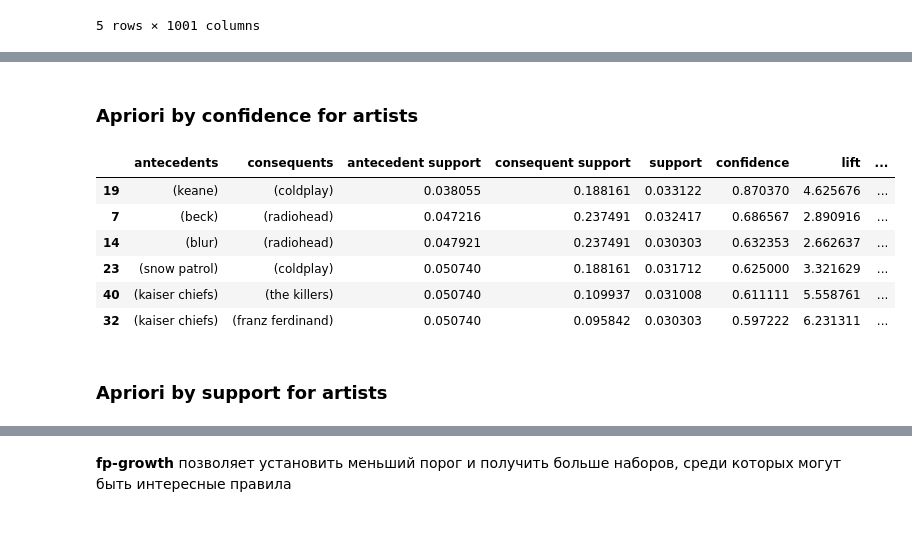
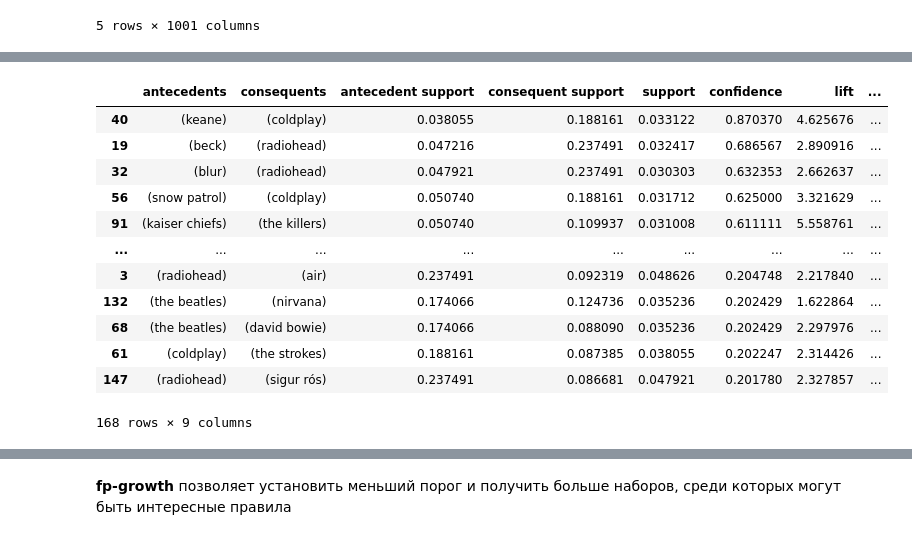
Before and after one commit to ematasova/Data_analyst, a Jupyter notebook: Лаба 2/Hometask 2.ipynb, the cells around one changed output, grey strips where cells are left out. Cells and saved outputs as stored; diff of their text form; code cells hidden in the pictures.

```diff
--- a/Лаба 2/Hometask 2.ipynb
+++ b/Лаба 2/Hometask 2.ipynb
@@ -129,17 +141,19 @@ apriori_artist
 | 268 | 0.038760 | (muse, coldplay, radiohead) |
 269 rows × 2 columns
-# %% [markdown]
-### Apriori by confidence for artists
 # %%
-apriori_artist_rules = association_rules(apriori_artist, metric="confidence", min_threshold=0.4)
-apriori_artist_rules.sort_values('confidence', ascending=False).head(6)
+apriori_artist_rules = association_rules(apriori_artist, metric="confidence", min_threshold=0.2)
+apriori_artist_rules.sort_values('confidence', ascending=False)
 # %% [output]
 |  | antecedents | consequents | antecedent support | consequent support | support | confidence | lift | ... |
-| 19 | (keane) | (coldplay) | 0.038055 | 0.188161 | 0.033122 | 0.870370 | 4.625676 | ... |
-| 7 | (beck) | (radiohead) | 0.047216 | 0.237491 | 0.032417 | 0.686567 | 2.890916 | ... |
-| 14 | (blur) | (radiohead) | 0.047921 | 0.237491 | 0.030303 | 0.632353 | 2.662637 | ... |
-| 23 | (snow patrol) | (coldplay) | 0.050740 | 0.188161 | 0.031712 | 0.625000 | 3.321629 | ... |
-| 40 | (kaiser chiefs) | (the killers) | 0.050740 | 0.109937 | 0.031008 | 0.611111 | 5.558761 | ... |
-| 32 | (kaiser chiefs) | (franz ferdinand) | 0.050740 | 0.095842 | 0.030303 | 0.597222 | 6.231311 | ... |
+| 40 | (keane) | (coldplay) | 0.038055 | 0.188161 | 0.033122 | 0.870370 | 4.625676 | ... |
+| 19 | (beck) | (radiohead) | 0.047216 | 0.237491 | 0.032417 | 0.686567 | 2.890916 | ... |
+| 32 | (blur) | (radiohead) | 0.047921 | 0.237491 | 0.030303 | 0.632353 | 2.662637 | ... |
+| 56 | (snow patrol) | (coldplay) | 0.050740 | 0.188161 | 0.031712 | 0.625000 | 3.321629 | ... |
+| 91 | (kaiser chiefs) | (the killers) | 0.050740 | 0.109937 | 0.031008 | 0.611111 | 5.558761 | ... |
+| ... | ... | ... | ... | ... | ... | ... | ... | ... |
+| 3 | (radiohead) | (air) | 0.237491 | 0.092319 | 0.048626 | 0.204748 | 2.217840 | ... |
+| 132 | (the beatles) | (nirvana) | 0.174066 | 0.124736 | 0.035236 | 0.202429 | 1.622864 | ... |
+| 68 | (the beatles) | (david bowie) | 0.174066 | 0.088090 | 0.035236 | 0.202429 | 2.297976 | ... |
+| 61 | (coldplay) | (the strokes) | 0.188161 | 0.087385 | 0.038055 | 0.202247 | 2.314426 | ... |
+| 147 | (radiohead) | (sigur rós) | 0.237491 | 0.086681 | 0.047921 | 0.201780 | 2.327857 | ... |
+168 rows × 9 columns
-# %% [markdown]
-### Apriori by support for artists
```
Also changed, not shown: parts of 28 cells of this notebook.
